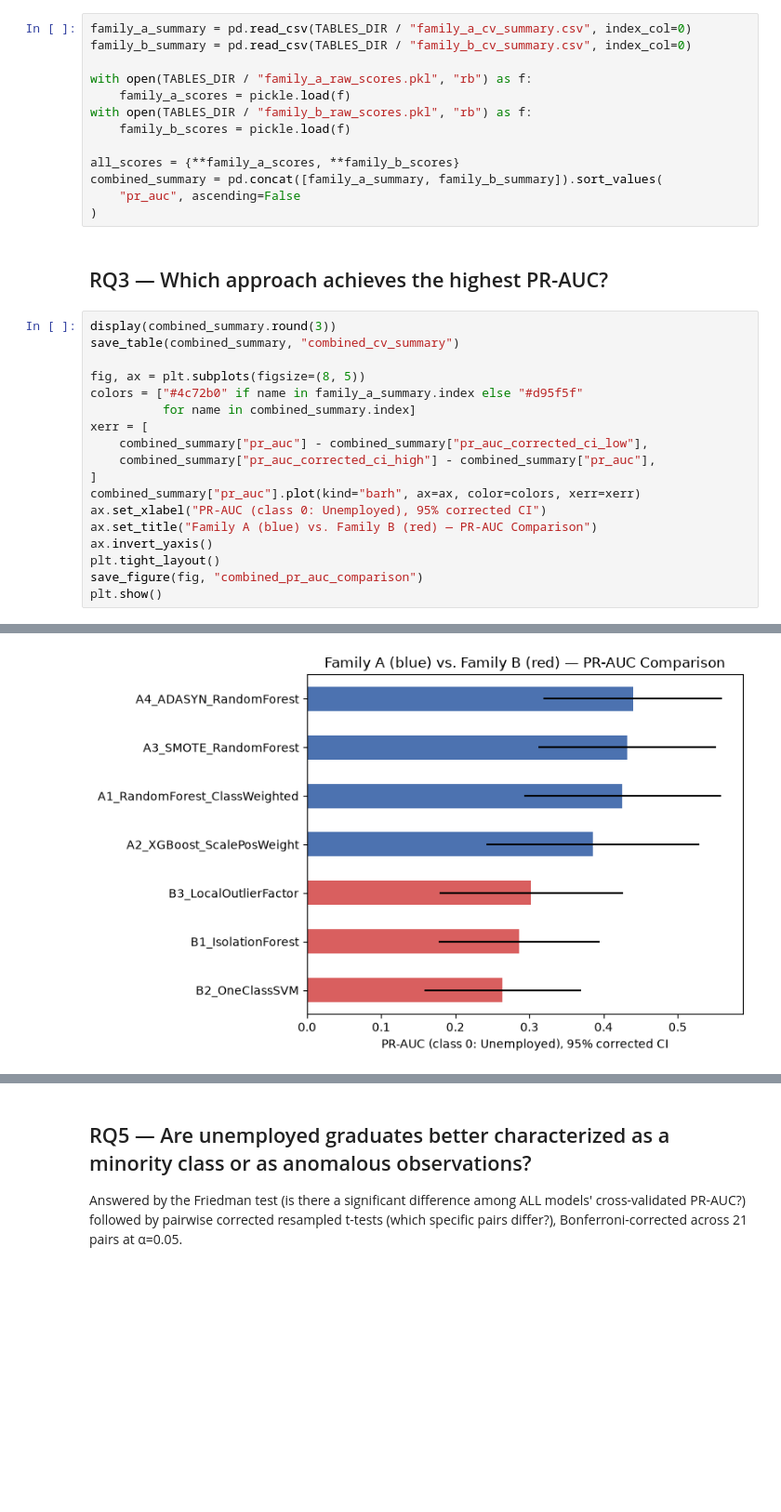
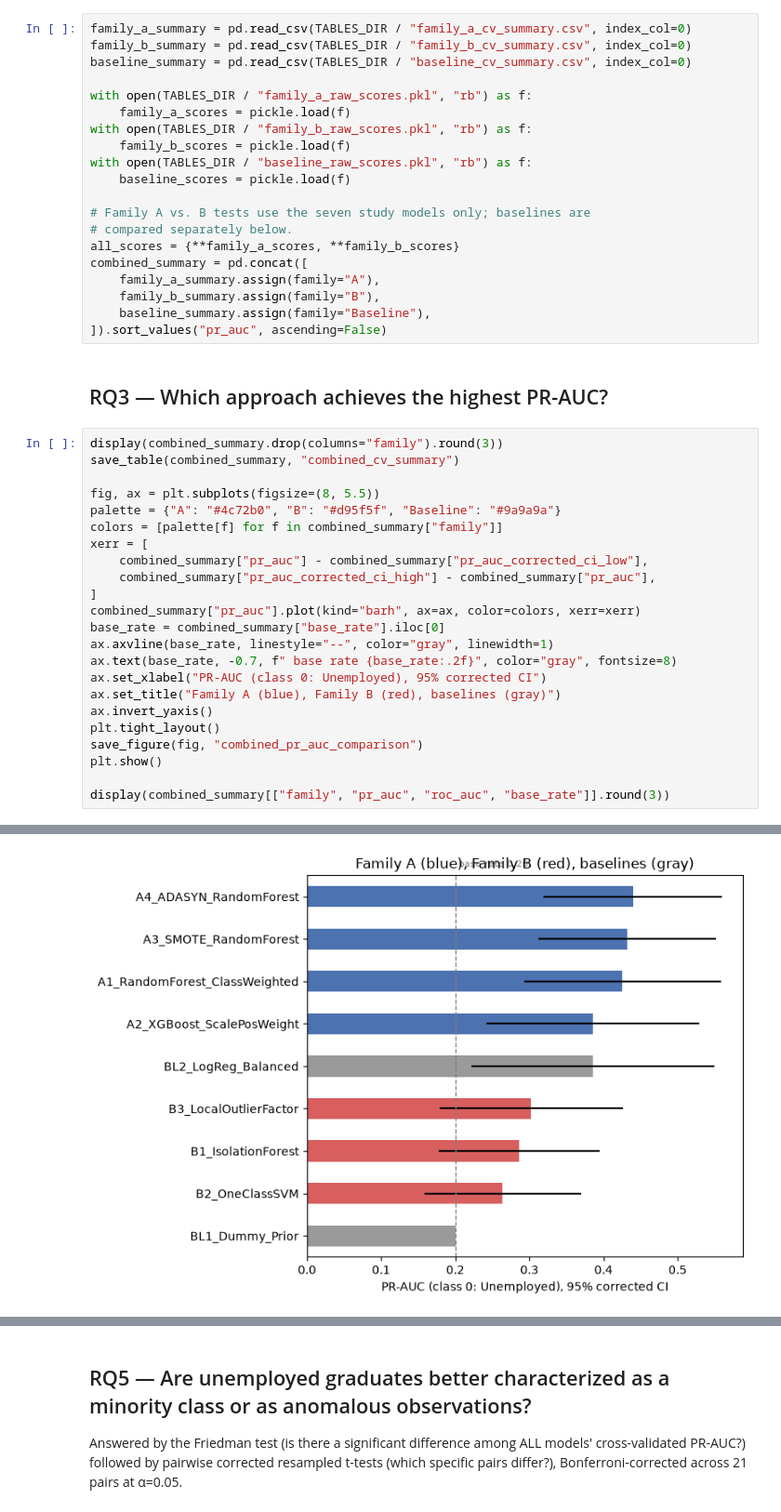
Before and after one commit to kbserrano/graduate-risk-analytics, a Jupyter notebook: notebooks/05_evaluation.ipynb, the cells around one changed output, grey strips where cells are left out. Shown at 93% size. Drawn from its saved outputs; the diff is of its cells as text; blank space fills up the shorter version.

```diff
--- a/notebooks/05_evaluation.ipynb
+++ b/notebooks/05_evaluation.ipynb
@@ -46,34 +46,46 @@ CV on 125 rows: n_train=100, n_test=25 per fold
 # %%
 family_a_summary = pd.read_csv(TABLES_DIR / "family_a_cv_summary.csv", index_col=0)
 family_b_summary = pd.read_csv(TABLES_DIR / "family_b_cv_summary.csv", index_col=0)
+baseline_summary = pd.read_csv(TABLES_DIR / "baseline_cv_summary.csv", index_col=0)
 
 with open(TABLES_DIR / "family_a_raw_scores.pkl", "rb") as f:
     family_a_scores = pickle.load(f)
 with open(TABLES_DIR / "family_b_raw_scores.pkl", "rb") as f:
     family_b_scores = pickle.load(f)
+with open(TABLES_DIR / "baseline_raw_scores.pkl", "rb") as f:
+    baseline_scores = pickle.load(f)
 
+# Family A vs. B tests use the seven study models only; baselines are
+# compared separately below.
 all_scores = {**family_a_scores, **family_b_scores}
-combined_summary = pd.concat([family_a_summary, family_b_summary]).sort_values(
-    "pr_auc", ascending=False
-)
+combined_summary = pd.concat([
+    family_a_summary.assign(family="A"),
+    family_b_summary.assign(family="B"),
+    baseline_summary.assign(family="Baseline"),
+]).sort_values("pr_auc", ascending=False)
 # %% [markdown]
 ## RQ3 — Which approach achieves the highest PR-AUC?
 # %%
-display(combined_summary.round(3))
+display(combined_summary.drop(columns="family").round(3))
 save_table(combined_summary, "combined_cv_summary")
 
-fig, ax = plt.subplots(figsize=(8, 5))
-colors = ["#4c72b0" if name in family_a_summary.index else "#d95f5f"
-          for name in combined_summary.index]
+fig, ax = plt.subplots(figsize=(8, 5.5))
+palette = {"A": "#4c72b0", "B": "#d95f5f", "Baseline": "#9a9a9a"}
+colors = [palette[f] for f in combined_summary["family"]]
 xerr = [
     combined_summary["pr_auc"] - combined_summary["pr_auc_corrected_ci_low"],
     combined_summary["pr_auc_corrected_ci_high"] - combined_summary["pr_auc"],
 ]
 combined_summary["pr_auc"].plot(kind="barh", ax=ax, color=colors, xerr=xerr)
+base_rate = combined_summary["base_rate"].iloc[0]
+ax.axvline(base_rate, linestyle="--", color="gray", linewidth=1)
+ax.text(base_rate, -0.7, f" base rate {base_rate:.2f}", color="gray", fontsize=8)
 ax.set_xlabel("PR-AUC (class 0: Unemployed), 95% corrected CI")
-ax.set_title("Family A (blue) vs. Family B (red) — PR-AUC Comparison")
+ax.set_title("Family A (blue), Family B (red), baselines (gray)")
 ax.invert_yaxis()
 plt.tight_layout()
 save_figure(fig, "combined_pr_auc_comparison")
 plt.show()
+
+display(combined_summary[["family", "pr_auc", "roc_auc", "base_rate"]].round(3))
 # %% [output]
@@ -88 +102 @@ plt.show()
-[figure, old version]
+[figure, new version]
```
Also changed, not shown: parts of 3 cells of this notebook, 24 other files.
